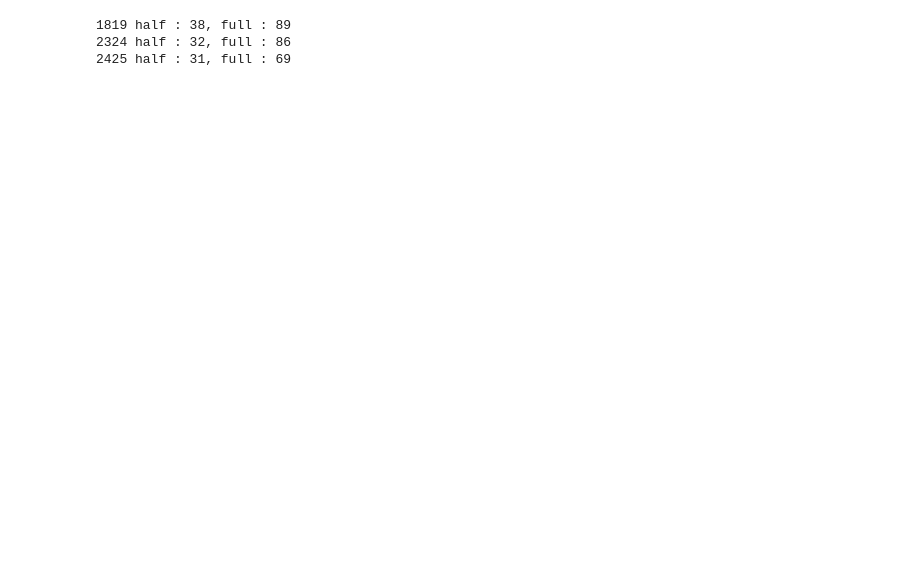
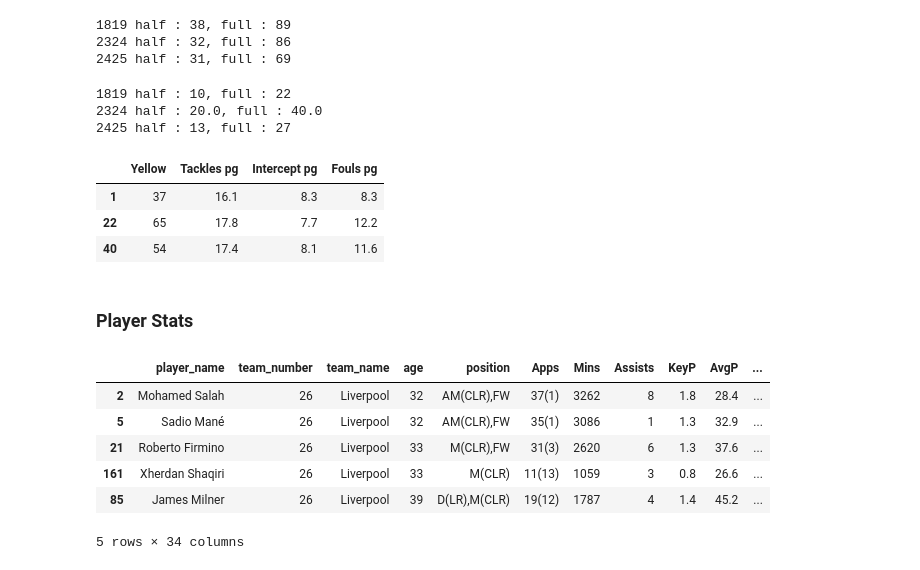
Before and after one commit to jmlee8939/Klopp-vs-Slot, a Jupyter notebook: note.ipynb, the cells around one changed output. Drawn from its saved outputs; the diff is of its cells as text; code cells hidden in the pictures; blank space fills up the shorter version.

```diff
--- a/note.ipynb
+++ b/note.ipynb
@@ -467,3 +486,11 @@ print('2425 half : {}, full : {}'.format(liv_2425_results['half_liv_score'].sum(
 1819 half : 38, full : 89
 2324 half : 32, full : 86
 2425 half : 31, full : 69
+# %%
+print('1819 half : {}, full : {}'.format(liv_1819_results['half_other_score'].sum(), liv_1819_results['full_other_score'].sum()))
+print('2324 half : {}, full : {}'.format(liv_2324_results['half_other_score'].sum(), liv_2324_results['full_other_score'].sum()))
+print('2425 half : {}, full : {}'.format(liv_2425_results['half_other_score'].sum(), liv_2425_results['full_other_score'].sum()))
+# %% [output]
+1819 half : 10, full : 22
+2324 half : 20.0, full : 40.0
+2425 half : 13, full : 27
@@ -469,0 +505,19 @@ print('2425 half : {}, full : {}'.format(liv_2425_results['half_liv_score'].sum(
+# %%
+liv_team[['Yellow', 'Tackles pg', 'Intercept pg', 'Fouls pg']]
+# %% [output]
+|  | Yellow | Tackles pg | Intercept pg | Fouls pg |
+| 1 | 37 | 16.1 | 8.3 | 8.3 |
+| 22 | 65 | 17.8 | 7.7 | 12.2 |
+| 40 | 54 | 17.4 | 8.1 | 11.6 |
+# %% [markdown]
+### Player Stats
+# %%
+player_1819[player_1819['team_name'] == 'Liverpool'].sort_values(by='Goals', ascending=False).head(5)
+# %% [output]
+|  | player_name | team_number | team_name | age | position | Apps | Mins | Assists | KeyP | AvgP | ... |
+| 2 | Mohamed Salah | 26 | Liverpool | 32 | AM(CLR),FW | 37(1) | 3262 | 8 | 1.8 | 28.4 | ... |
+| 5 | Sadio Mané | 26 | Liverpool | 32 | AM(CLR),FW | 35(1) | 3086 | 1 | 1.3 | 32.9 | ... |
+| 21 | Roberto Firmino | 26 | Liverpool | 33 | M(CLR),FW | 31(3) | 2620 | 6 | 1.3 | 37.6 | ... |
+| 161 | Xherdan Shaqiri | 26 | Liverpool | 33 | M(CLR) | 11(13) | 1059 | 3 | 0.8 | 26.6 | ... |
+| 85 | James Milner | 26 | Liverpool | 39 | D(LR),M(CLR) | 19(12) | 1787 | 4 | 1.4 | 45.2 | ... |
+5 rows × 34 columns
```
Also changed, not shown: parts of 15 cells of this notebook.
